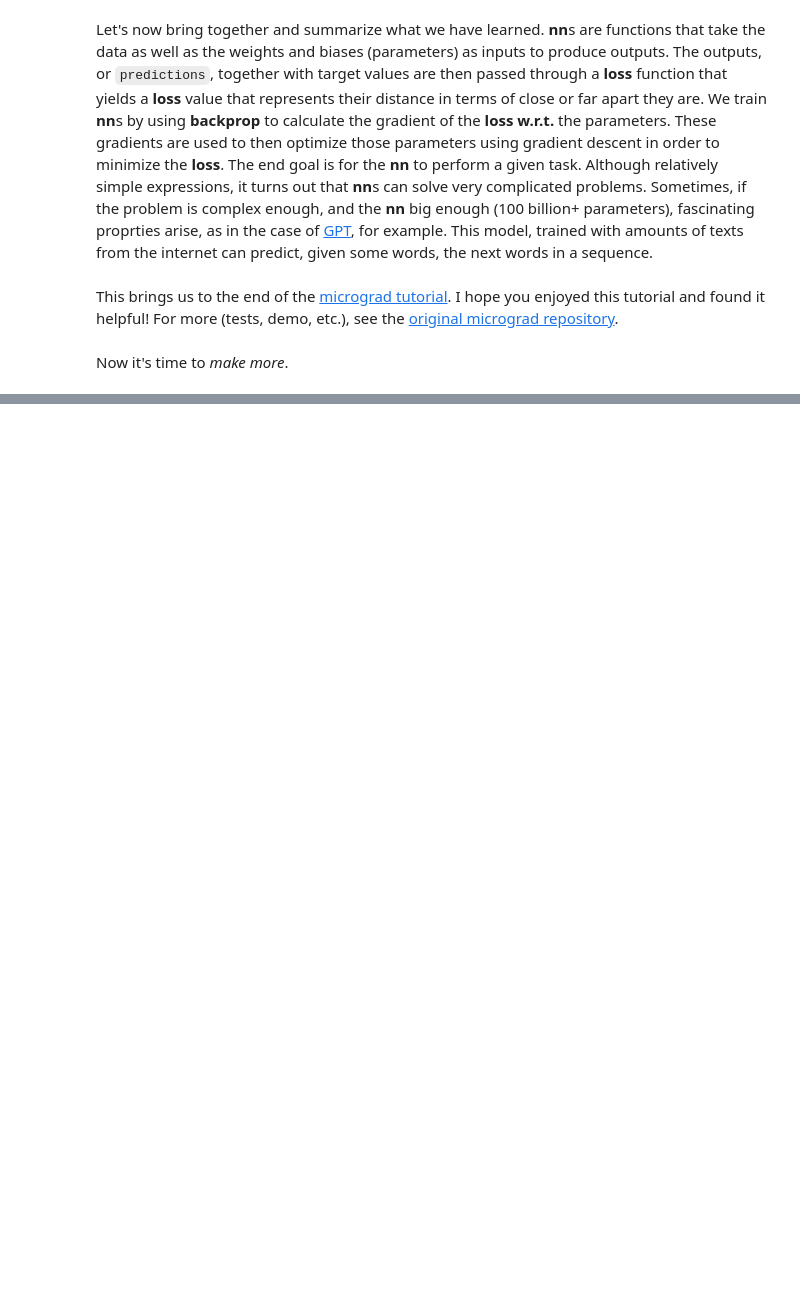
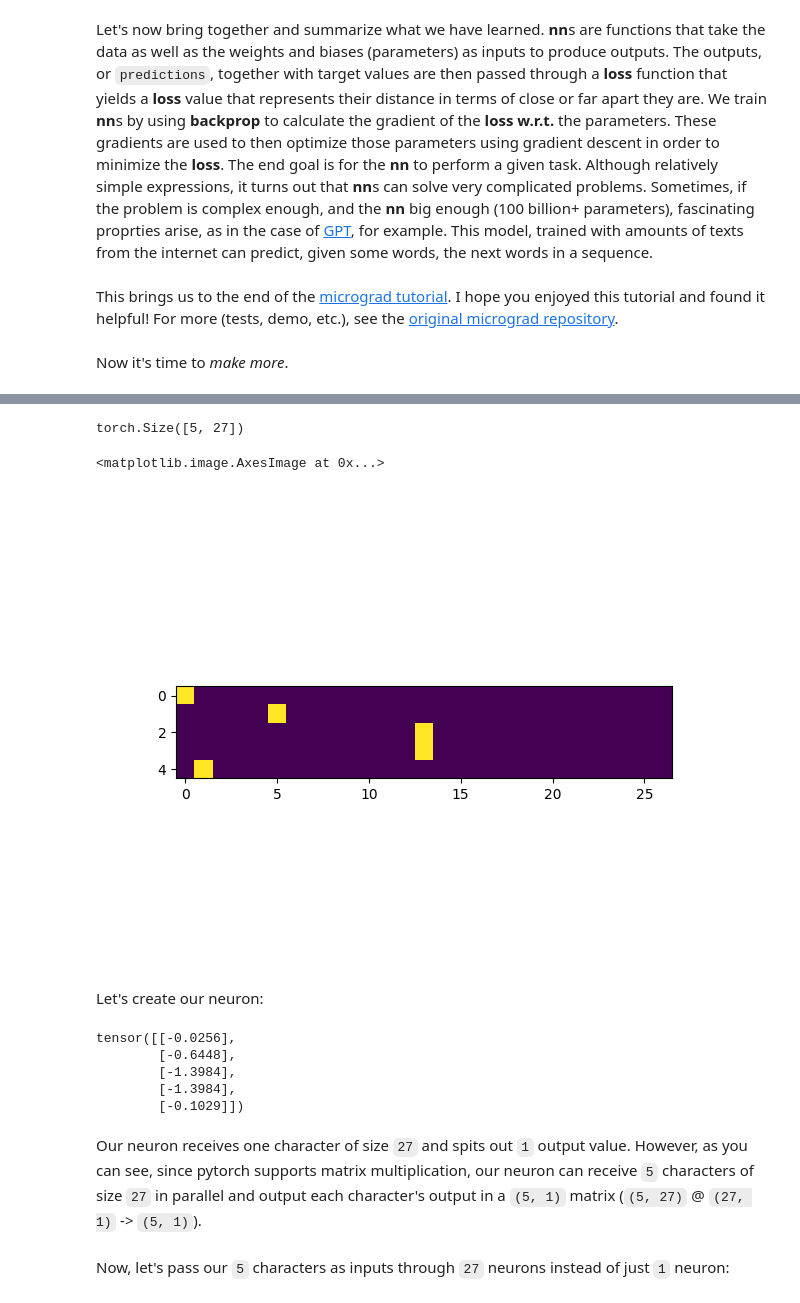
Before and after one commit to ckaraneen/micrograduate, a Jupyter notebook: micrograduate.ipynb, the cells around one changed output, grey strips where cells are left out. Saved outputs shown, nothing was run; the diff lists cells and outputs as text; code cells hidden in the pictures; blank space fills up the shorter version.

```diff
--- a/micrograduate.ipynb
+++ b/micrograduate.ipynb
@@ -917,0 +1144,14 @@ Now it's time to *make more*.
+# %%
+g = torch.Generator().manual_seed(SEED)
+P = N.float()
+P = P / P.sum(1, keepdim=True)  # sum over the column dimension and keep column dimension
+for i in range(20):
+    out = []
+    idx = 0
+    while True:
+        p = P[idx]
+        idx = torch.multinomial(p, num_samples=1, replacement=True, generator=g).item()
+        out.append(itoc[idx])
+        if idx == 0:
+            break
+    print(''.join(out))
@@ -917,0 +1181,8 @@ Now it's time to *make more*.
+# %%
+for w in words[:3]:
+    chs = ['.'] + list(w) + ['.']
+    for ch1, ch2 in zip(chs, chs[1:]):
+        ix1 = ctoi[ch1]
+        ix2 = ctoi[ch2]
+        prob = P[ix1, ix2]
+        print(f'{ch1}{ch2}: {prob:.4f}')
@@ -917,0 +1358,12 @@ Now it's time to *make more*.
+# %%
+# Create training dataset of bigrams (x, y)
+xs, ys = [], []
+for w in words[:1]:
+    chs = ['.'] + list(w) + ['.']
+    for ch1, ch2 in zip(chs, chs[1:]):
+        print(ch1, ch2)
+        xs.append(ctoi[ch1])
+        ys.append(ctoi[ch2])
+# Convert to pytorch tensor (https://pytorch.org/docs/stable/generated/torch.tensor.html)
+xs = torch.tensor(xs)
+ys = torch.tensor(ys)
@@ -917,0 +1386,4 @@ Now it's time to *make more*.
+# %%
+import torch.nn.functional as F
+xenc = F.one_hot(xs, num_classes=27).float()
+xenc
@@ -917,0 +1401,26 @@ Now it's time to *make more*.
+# %%
+xenc.shape
+# %% [output]
+torch.Size([5, 27])
+# %%
+plt.figure()
+plt.imshow(xenc)
+# %% [output]
+<matplotlib.image.AxesImage at 0x...>
+[figure, added]
+# %% [markdown]
+Let's create our neuron:
+# %%
+W = torch.randn((27, 1))
+xenc @ W
+# %% [output]
+tensor([[-0.0256],
+        [-0.6448],
+        [-1.3984],
+        [-1.3984],
+        [-0.1029]])
+# %% [markdown]
+Our neuron receives one character of size `27` and spits out `1` output value. However, as you can see, since pytorch supports matrix multiplication, our neuron can receive `5` characters of size `27` in parallel and output each character's output in a `(5, 1)` matrix
+(`(5, 27)` @ `(27, 1)` -> `(5, 1)`).
+# %% [markdown]
+Now, let's pass our `5` characters as inputs through `27` neurons instead of just `1` neuron:
```
Also changed, not shown: parts of 137 cells of this notebook, 2 other files.
